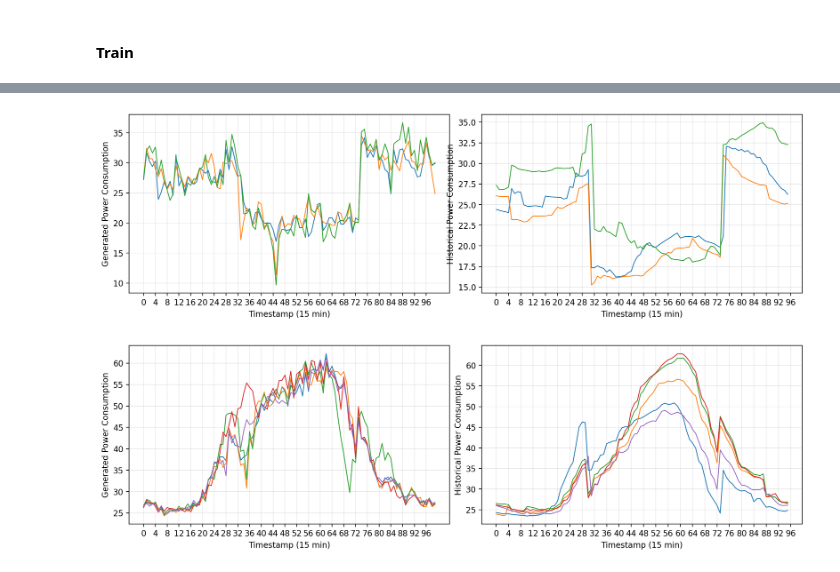
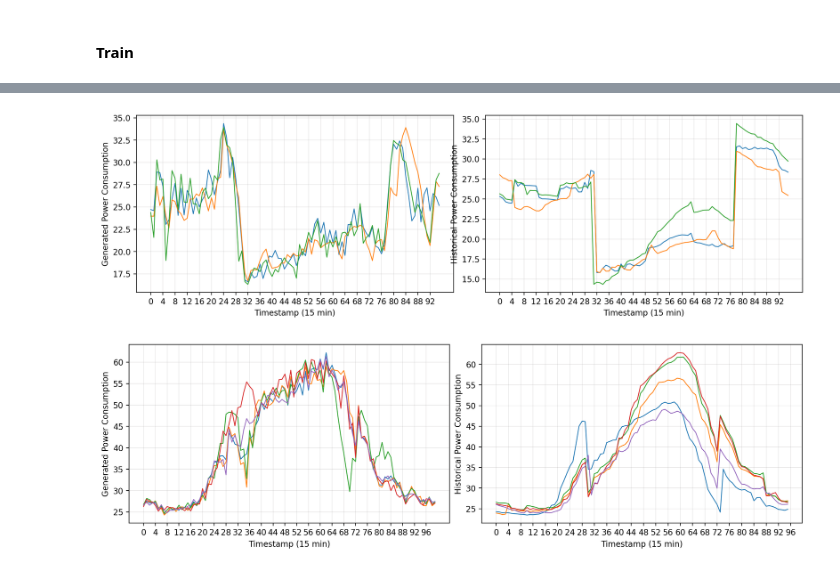
Before and after one commit to FarzaneEzzati/RCMG-PlanningOperation, a Jupyter notebook: Scenarios/Load Demand/HarrisCounty/GAN.ipynb, the cells around one changed output, grey strips where cells are left out. Cells and saved outputs as stored; diff of their text form; code cells hidden in the pictures.

```diff
--- a/Scenarios/Load Demand/HarrisCounty/GAN.ipynb
+++ b/Scenarios/Load Demand/HarrisCounty/GAN.ipynb
@@ -24,20 +24,18 @@ warnings.filterwarnings('ignore')
 
 c = pd.read_csv('../../../Visualizations/color.csv')['color']
 # %%
-month_name='SepOct'
+month_name='JanFeb'
 day_type = 'e'
 my_data = pd.read_csv(f'ForGAN/{month_name}.csv')
 ds = []
 if day_type == 'w':
     for c in my_data.columns:
         if 'weekday' in c:
-            last = my_data[c].values[-1]
-            ds.append(np.concatenate([my_data[c].values, [last, last, last, last]]).reshape([1, 100]))
+            ds.append([my_data[c].values])
 else:
     for c in my_data.columns:
         if 'weekend' in c:
-            last = my_data[c].values[-1]
-            ds.append(np.concatenate([my_data[c].values, [last, last, last, last]]).reshape([1, 100]))
+            ds.append([my_data[c].values])
 
 max = np.max(ds)
 ds = np.divide(ds, max)
@@ -58,9 +56,9 @@ if day_type == 'w':
     def build_generator():
         model = Sequential()
 
-        model.add(Dense(1*100*batch_size, input_dim=batch_size))
+        model.add(Dense(1*96*batch_size, input_dim=batch_size))
         model.add(LeakyReLU(g_relu))
-        model.add(Reshape((1,100, batch_size)))
+        model.add(Reshape((1,96, batch_size)))
 
         #model.add(UpSamplingD())
         model.add(Conv2D(batch_size, 3, padding='same'))
@@ -83,9 +81,9 @@ else:
     def build_generator():
             model = Sequential()
 
-            model.add(Dense(1*100*batch_size, input_dim=batch_size))
+            model.add(Dense(1*96*batch_size, input_dim=batch_size))
             model.add(LeakyReLU(g_relu))
-            model.add(Reshape((1,100, batch_size)))
+            model.add(Reshape((1,96, batch_size)))
 
             #model.add(UpSamplingD())
             model.add(Conv2D(batch_size, 5, padding='same'))
@@ -296,7 +294,7 @@ if True:
     normal_noise = tf.random.normal((scenario_size, batch_size, 1))
     n = [np.random.normal() for _ in range(scenario_size)]
     series = np.multiply(generator.predict(normal_noise), max)
-    resolution = 100
+    resolution = 96
 
     probabilities = []
     ranges = np.linspace(-3.5, 3.5, 8)
@@ -341,4 +339,4 @@ if True:
-[figure, old version]
+[figure, new version]
 # %%
 # %% [output]
 [figure]
```
Also changed, not shown: parts of 4 cells of this notebook, 44 other files.
